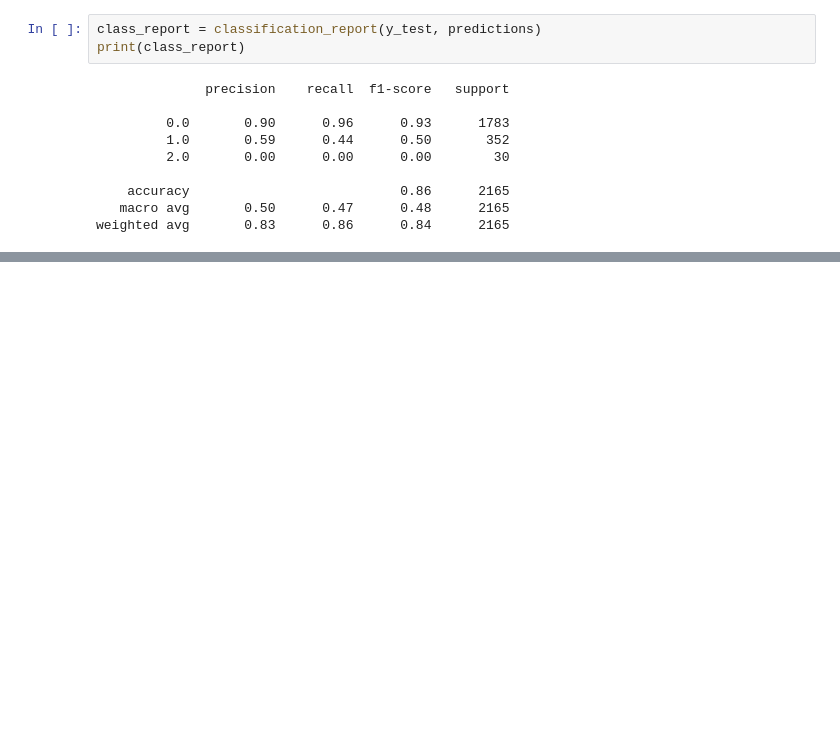
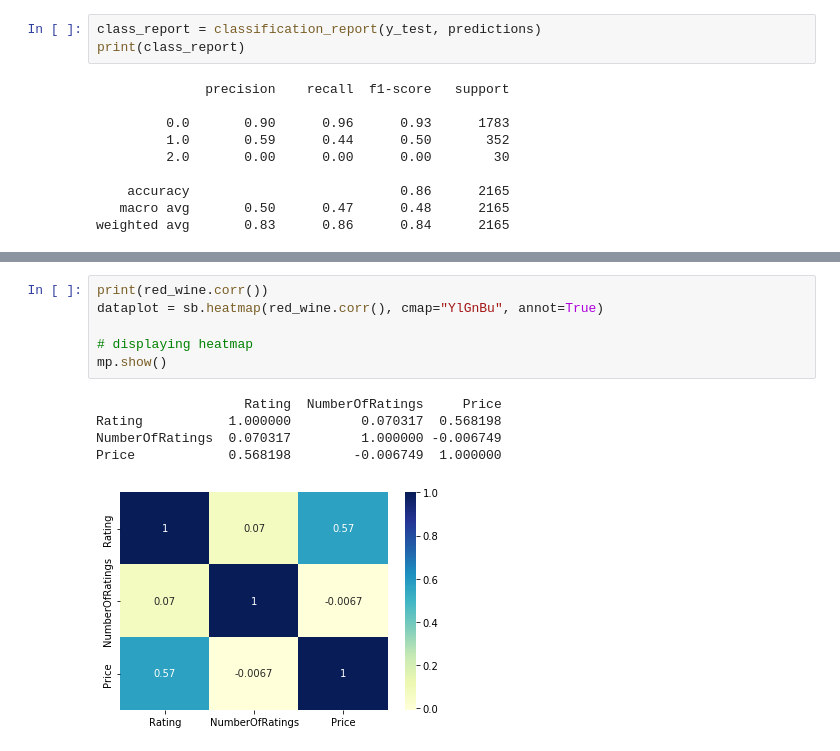
Before and after one commit to jgillas/Group-3-Final-Project, a Jupyter notebook: Red_Regression_Price.ipynb, the cells around one changed output, grey strips where cells are left out. Cells and saved outputs as stored; diff of their text form; blank space fills up the shorter version.

```diff
--- a/Red_Regression_Price.ipynb
+++ b/Red_Regression_Price.ipynb
@@ -174,0 +187,12 @@ weighted avg       0.83      0.86      0.84      2165
+# %%
+print(red_wine.corr())
+dataplot = sb.heatmap(red_wine.corr(), cmap="YlGnBu", annot=True)
+
+# displaying heatmap
+mp.show()
+# %% [output]
+                   Rating  NumberOfRatings     Price
+Rating           1.000000         0.070317  0.568198
+NumberOfRatings  0.070317         1.000000 -0.006749
+Price            0.568198        -0.006749  1.000000
+[figure, added]
```
Also changed, not shown: parts of 2 cells of this notebook, 3 other files.
